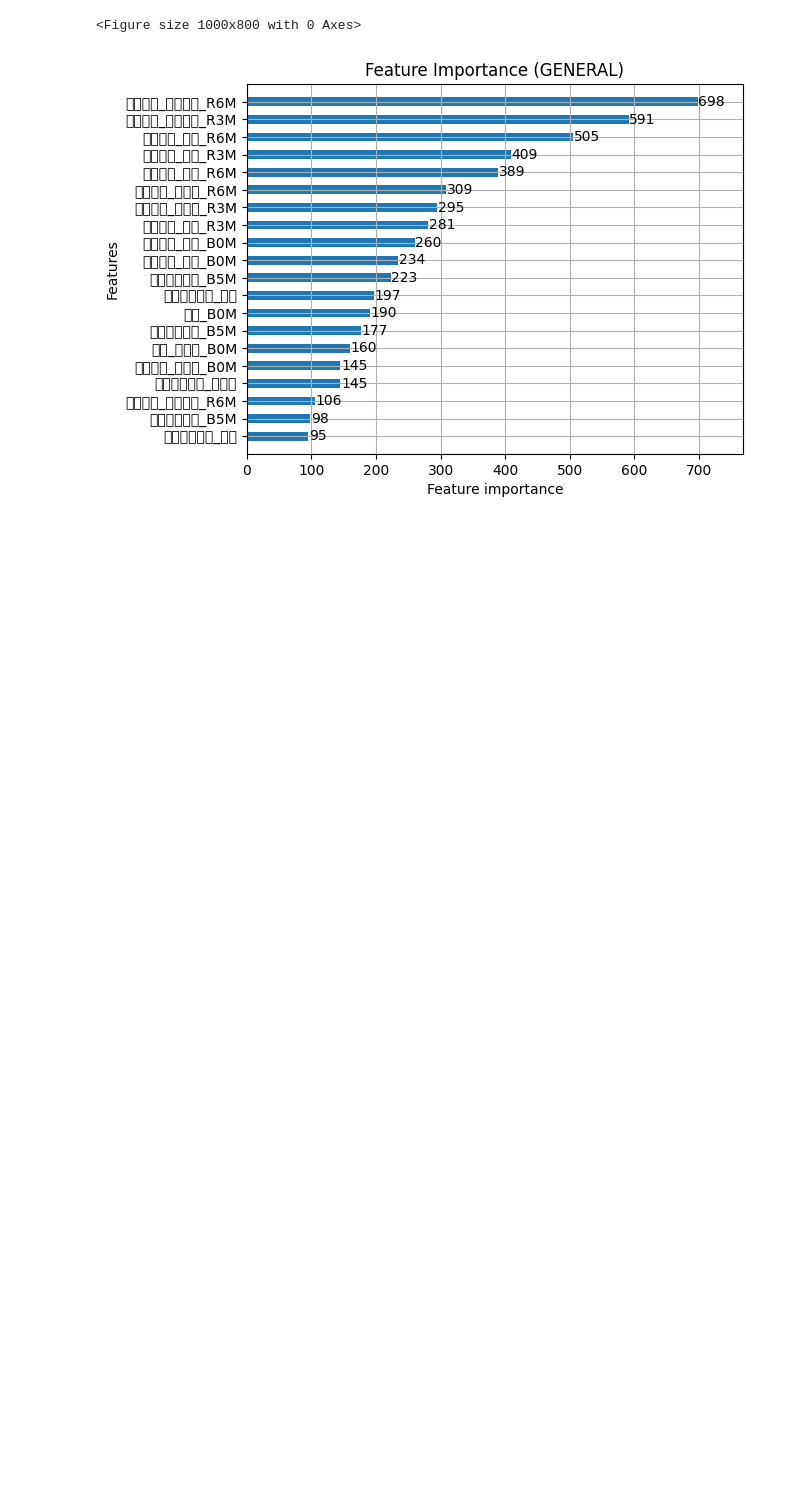
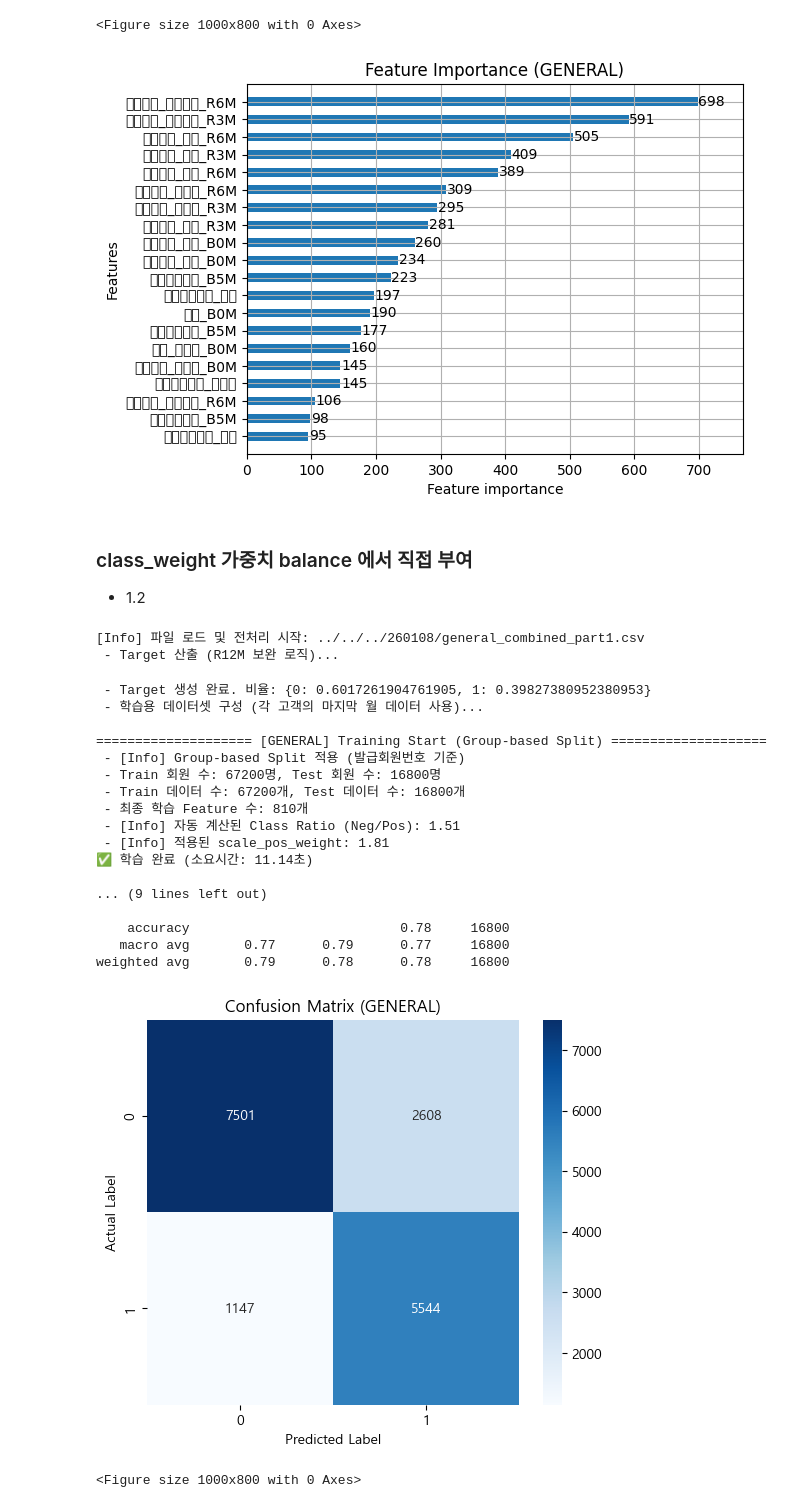
Before and after one commit to gupaul321/finance-retention-strategy, a Jupyter notebook: GENERAL/상태4종 이진분류 기울기/General_Feature_Select_run_4_kind_Model.ipynb, the cells around one changed output. Saved outputs shown, nothing was run; the diff lists cells and outputs as text; code cells hidden in the pictures; blank space fills up the shorter version.

```diff
--- a/GENERAL/상태4종 이진분류 기울기/General_Feature_Select_run_4_kind_Model.ipynb
+++ b/GENERAL/상태4종 이진분류 기울기/General_Feature_Select_run_4_kind_Model.ipynb
@@ -2658,0 +2811,34 @@ weighted avg       0.79      0.78      0.78     16800
+# %% [markdown]
+### class_weight 가중치 balance 에서 직접 부여
+- 1.2
+# %%
+# TRAIN_FILE = 'general_combined_part1.csv' # Example file
+
+# 1. Process Data
+df_train_final = process_data_and_merge(TRAIN_FILE)
+
+# 2. Train Model
+if df_train_final is not None:
+    model, res = train_eval_lgbm_general_group_split(df_train_final)
+# %% [output]
+[Info] 파일 로드 및 전처리 시작: ../../../260108/general_combined_part1.csv
+ - Target 산출 (R12M 보완 로직)...
+ - Target 생성 완료. 비율: {0: 0.6017261904761905, 1: 0.39827380952380953}
+ - 학습용 데이터셋 구성 (각 고객의 마지막 월 데이터 사용)...
+
+==================== [GENERAL] Training Start (Group-based Split) ====================
+ - [Info] Group-based Split 적용 (발급회원번호 기준)
+ - Train 회원 수: 67200명, Test 회원 수: 16800명
+ - Train 데이터 수: 67200개, Test 데이터 수: 16800개
+ - 최종 학습 Feature 수: 810개
+ - [Info] 자동 계산된 Class Ratio (Neg/Pos): 1.51
+ - [Info] 적용된 scale_pos_weight: 1.81
+✅ 학습 완료 (소요시간: 11.14초)
+
+... (9 lines left out)
+
+    accuracy                           0.78     16800
+   macro avg       0.77      0.79      0.77     16800
+weighted avg       0.79      0.78      0.78     16800
+[figure, added]
+<Figure size 1000x800 with 0 Axes>
```
Also changed, not shown: parts of 6 cells of this notebook.
